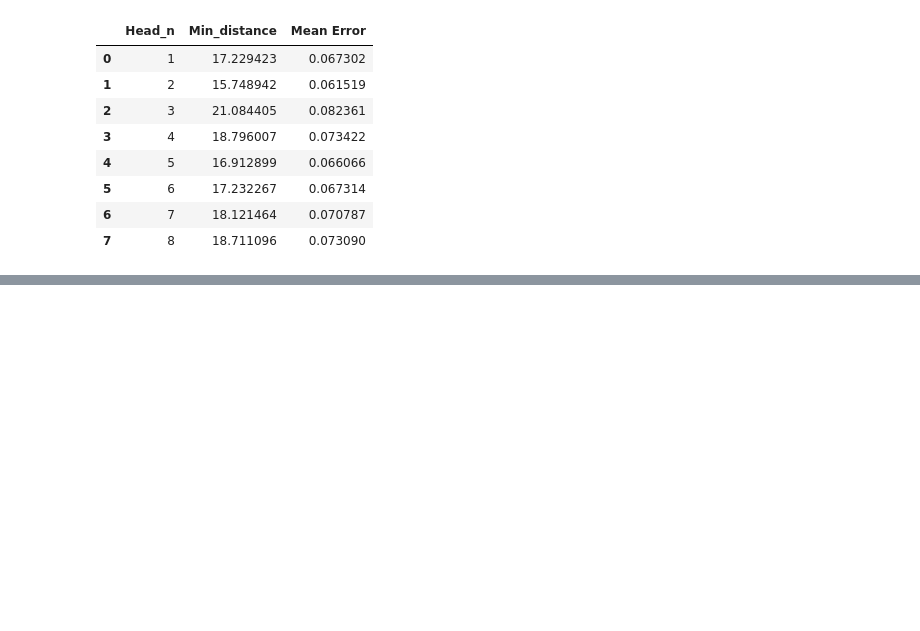
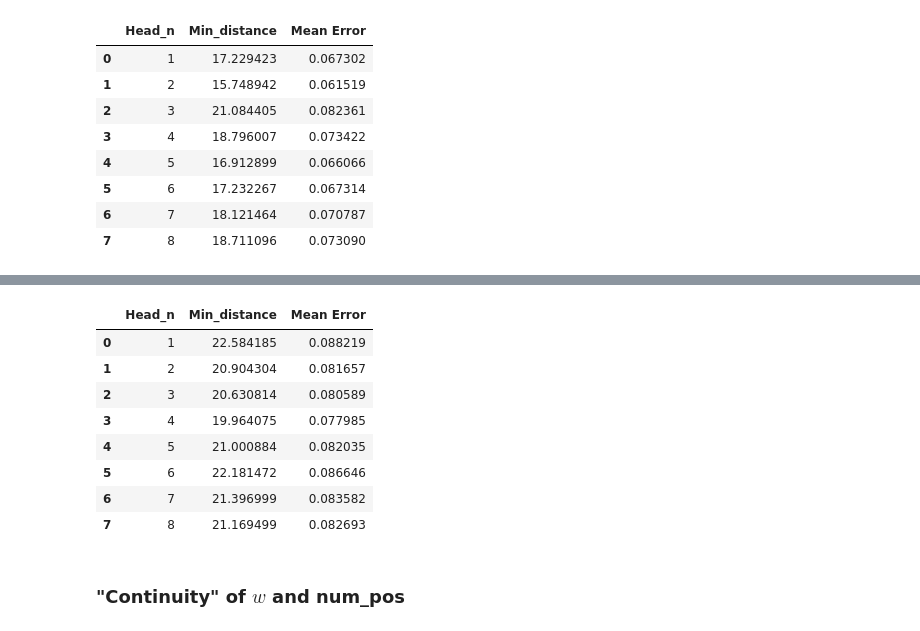
Before and after one commit to EddieConti/Master-Thesis-UB, a Jupyter notebook: code experiments/Attn_approx.ipynb, the cells around one changed output, grey strips where cells are left out. Cells and saved outputs as stored; diff of their text form; code cells hidden in the pictures; blank space fills up the shorter version.

```diff
--- a/code experiments/Attn_approx.ipynb
+++ b/code experiments/Attn_approx.ipynb
@@ -293,0 +279,4 @@ display(df)
+# %%
+for i, matrix in enumerate(loaded_matrix_list):
+    best_matrix, best_distance = computedistance(matrix,num_pos=1,w=10,n_attempts=50)
+    print("\nMinimum Distance:", best_distance)
@@ -293,0 +352,27 @@ display(df)
+# %%
+best_distances=[]
+mean_error=[]
+for i, matrix in enumerate(loaded_matrix_list):
+    best_matrix, best_distance, best_params = grid_search_distances(matrix)
+    print("\nMinimum Distance:", best_distance)
+    best_distances.append(best_distance)
+    mean_error.append(best_distance/256) # we divide by the number of elements--> 16*16
+    print("Best Parameters (coeff_d, coeff_v, coeff_sp):")
+    print(best_params)
+# %%
+import pandas as pd
+d = {'Head_n': np.arange(8)+1, 'Min_distance': best_distances, 'Mean Error':mean_error}
+df = pd.DataFrame(data=d)
+display(df)
+# %% [output]
+|  | Head_n | Min_distance | Mean Error |
+| 0 | 1 | 22.584185 | 0.088219 |
+| 1 | 2 | 20.904304 | 0.081657 |
+| 2 | 3 | 20.630814 | 0.080589 |
+| 3 | 4 | 19.964075 | 0.077985 |
+| 4 | 5 | 21.000884 | 0.082035 |
+| 5 | 6 | 22.181472 | 0.086646 |
+| 6 | 7 | 21.396999 | 0.083582 |
+| 7 | 8 | 21.169499 | 0.082693 |
+# %% [markdown]
+### "Continuity" of $w$ and num_pos
```
Also changed, not shown: parts of 12 cells of this notebook, 2 other files.
